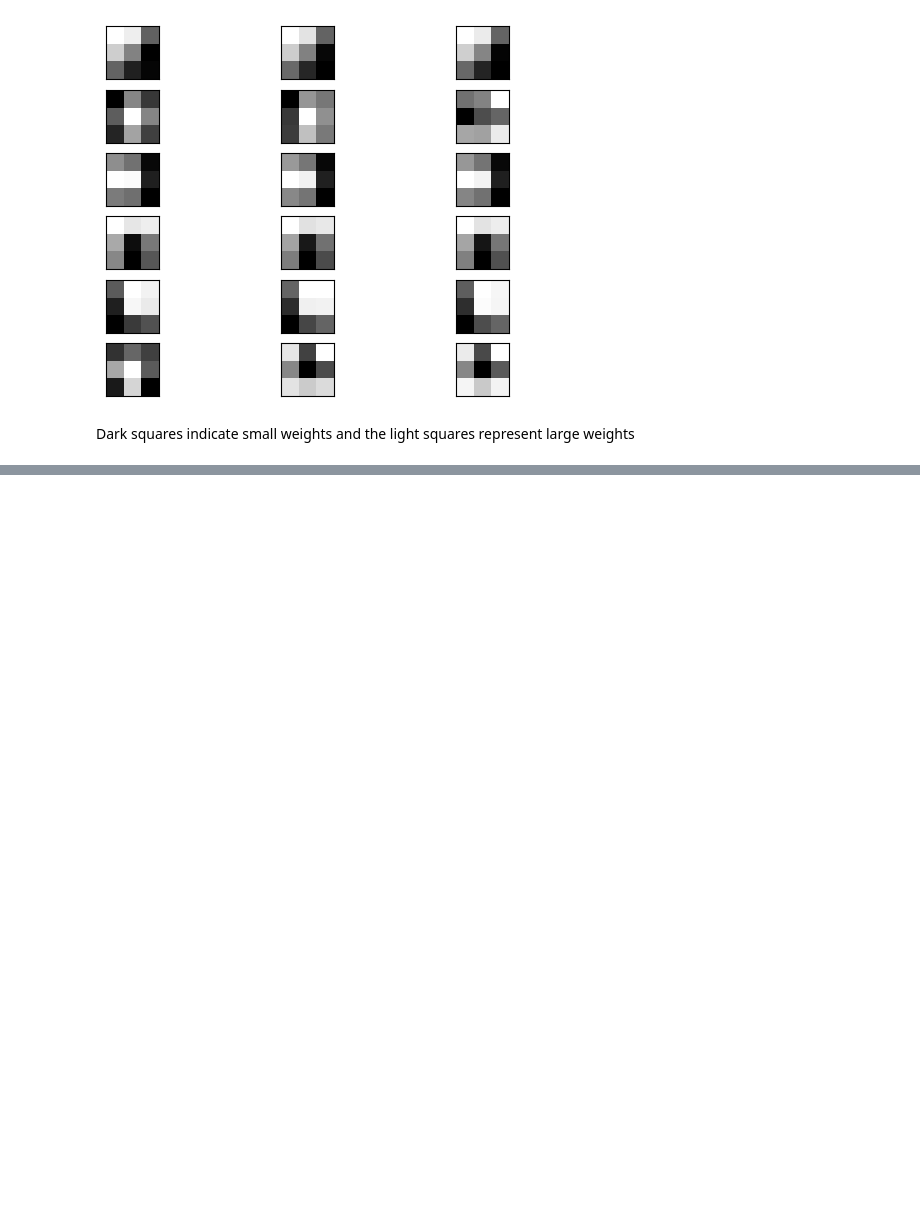
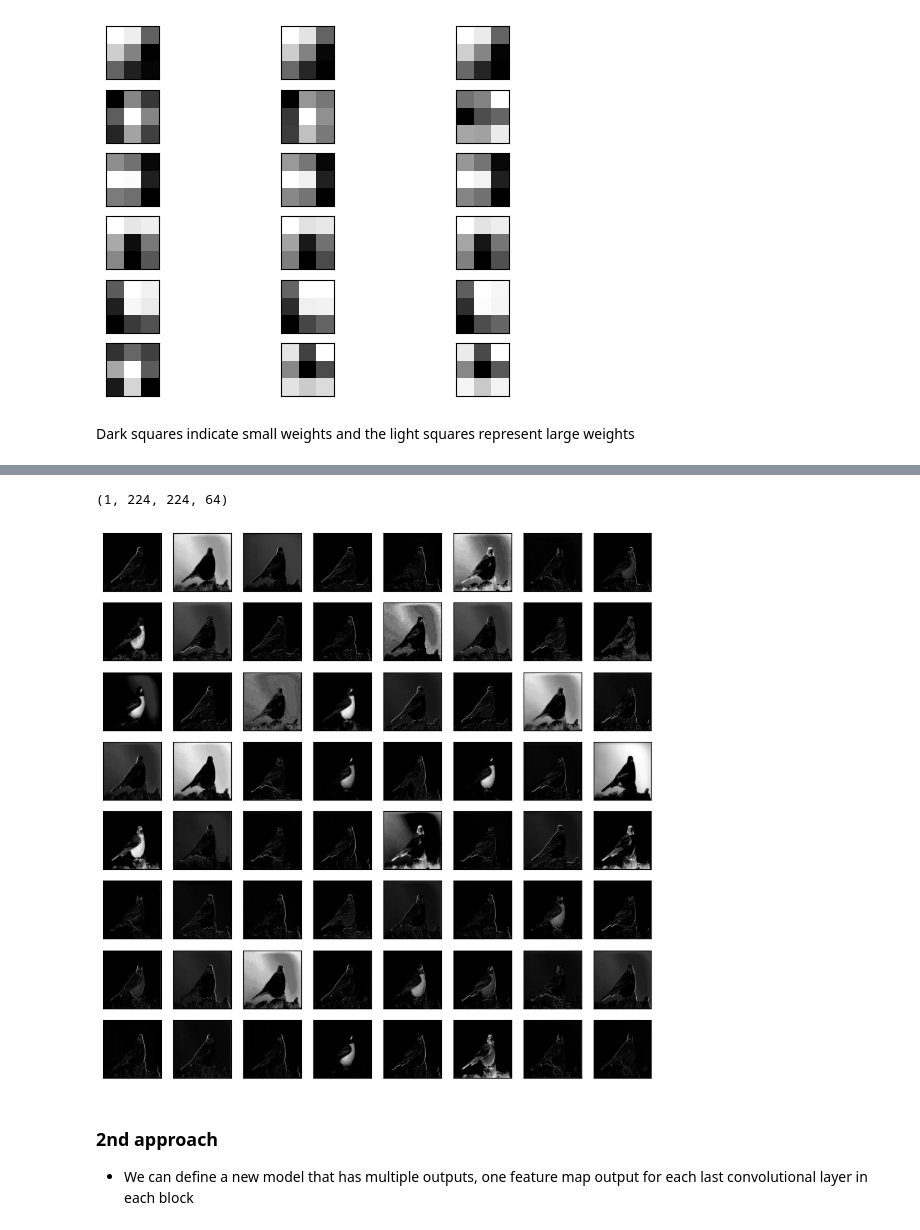
Before and after one commit to bhavyaKumawat/computer-vision, a Jupyter notebook: VisualizeFilters&FeatureMaps.ipynb, the cells around one changed output, grey strips where cells are left out. Drawn from its saved outputs; the diff is of its cells as text; code cells hidden in the pictures; blank space fills up the shorter version.

```diff
--- a/VisualizeFilters&FeatureMaps.ipynb
+++ b/VisualizeFilters&FeatureMaps.ipynb
@@ -105,0 +144,4 @@ Dark squares indicate small weights and the light squares represent large weight
+# %%
+from keras.models import Model
+
+feature_map_model = Model(inputs= model.inputs, outputs=model.layers[1].output)
@@ -105,0 +157,6 @@ Dark squares indicate small weights and the light squares represent large weight
+# %%
+img = img_to_array(img)
+img = expand_dims(img, axis=0)
+img = preprocess_input(img)
+# %%
+feature_maps = feature_map_model.predict(img)
@@ -105,0 +165,20 @@ Dark squares indicate small weights and the light squares represent large weight
+# %%
+feature_maps.shape
+# %% [output]
+(1, 224, 224, 64)
+# %%
+plt.figure(figsize=(10,10))
+i = 0
+for _ in range(8):
+  for _ in range(8):
+    plt.subplot(8, 8, i+1)
+    plt.xticks([])
+    plt.yticks([])
+    plt.imshow(feature_maps[0, :, :, i], cmap="gray")
+    i+=1
+plt.show()
+# %% [output]
+[figure, added]
+# %% [markdown]
+### 2nd approach
+* We can define a new model that has multiple outputs, one feature map output for each last convolutional layer in each block
```
Also changed, not shown: parts of 13 cells of this notebook.
